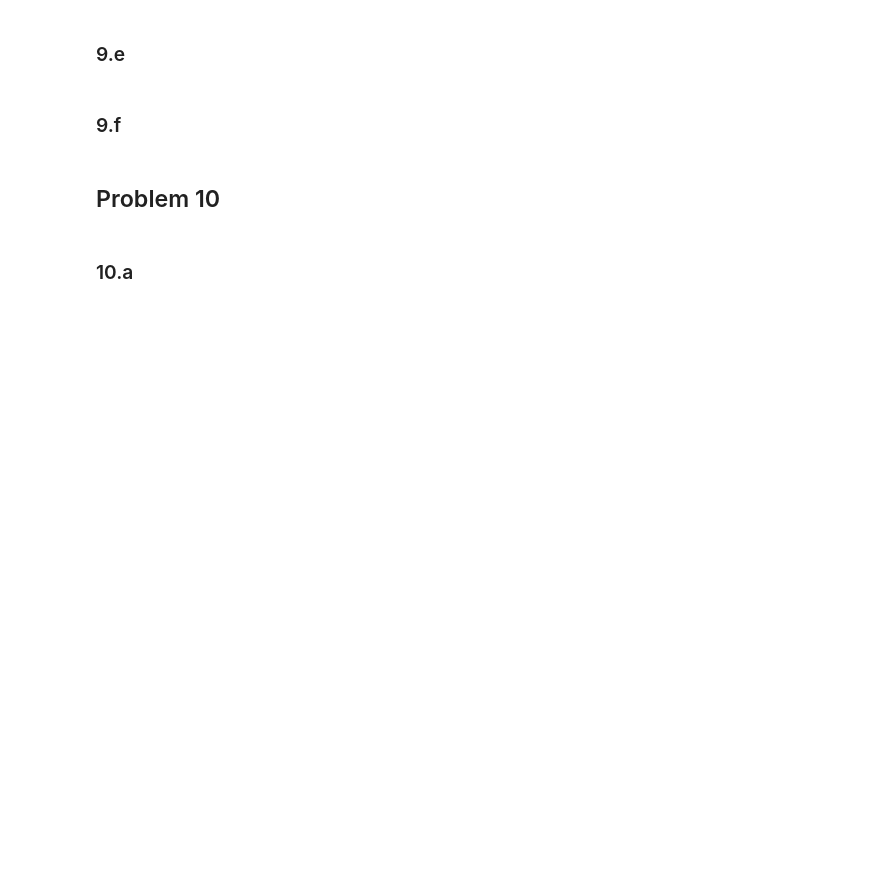
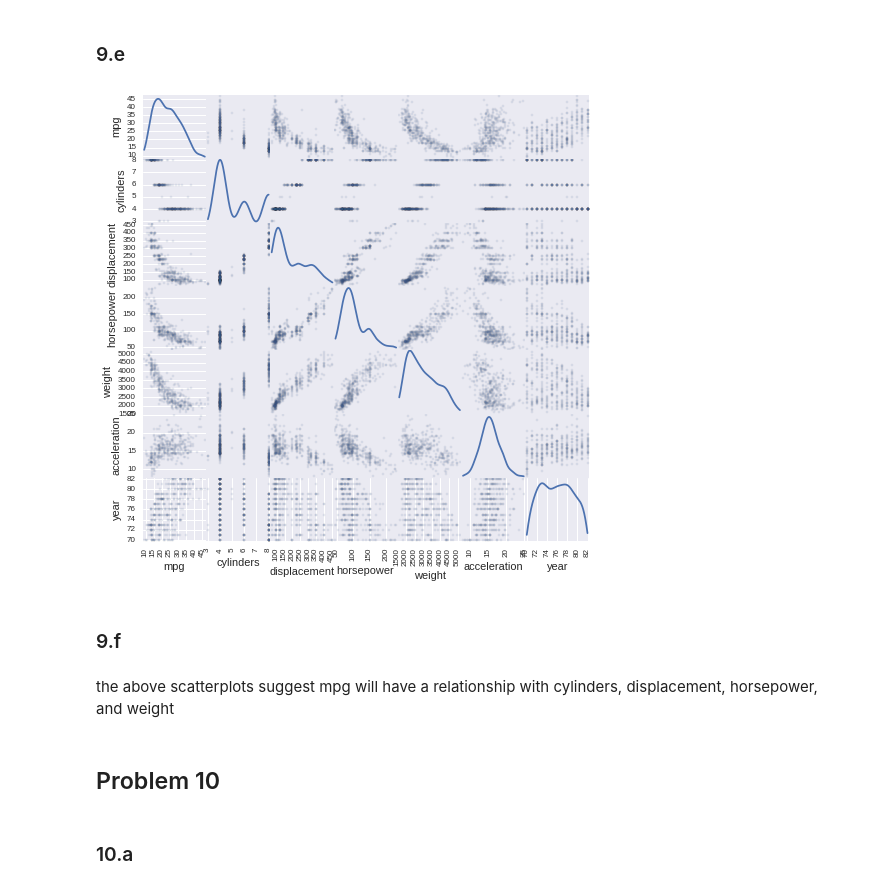
Before and after one commit to RZachLamberty/isl, a Jupyter notebook: Chapter 2/ch2applied_py.ipynb, the cells around one changed output. Cells and saved outputs as stored; diff of their text form; code cells hidden in the pictures; blank space fills up the shorter version.

```diff
--- a/Chapter 2/ch2applied_py.ipynb
+++ b/Chapter 2/ch2applied_py.ipynb
@@ -117,0 +140,4 @@ college[['Private', 'Outstate']].boxplot('Outstate', by='Private')
+# %%
+auto = pd.read_csv('../data/Auto.csv', na_values=['?'])
+auto = auto.dropna()
+auto.describe()
@@ -124,7 +237,18 @@ college[['Private', 'Outstate']].boxplot('Outstate', by='Private')
 # %% [markdown]
 ### 9.e
+# %%
+pd.tools.plotting.scatter_matrix(
+    auto.iloc[:, :-2],
+    alpha=0.1,
+    diagonal='kde',
+    figsize=(8, 8)
+);
+# %% [output]
+[figure, added]
 # %% [markdown]
 ### 9.f
+# %% [markdown]
+the above scatterplots suggest mpg will have a relationship with cylinders, displacement, horsepower, and weight
 # %% [markdown]
 ## Problem 10
 # %% [markdown]
```
Also changed, not shown: parts of 42 cells of this notebook.
